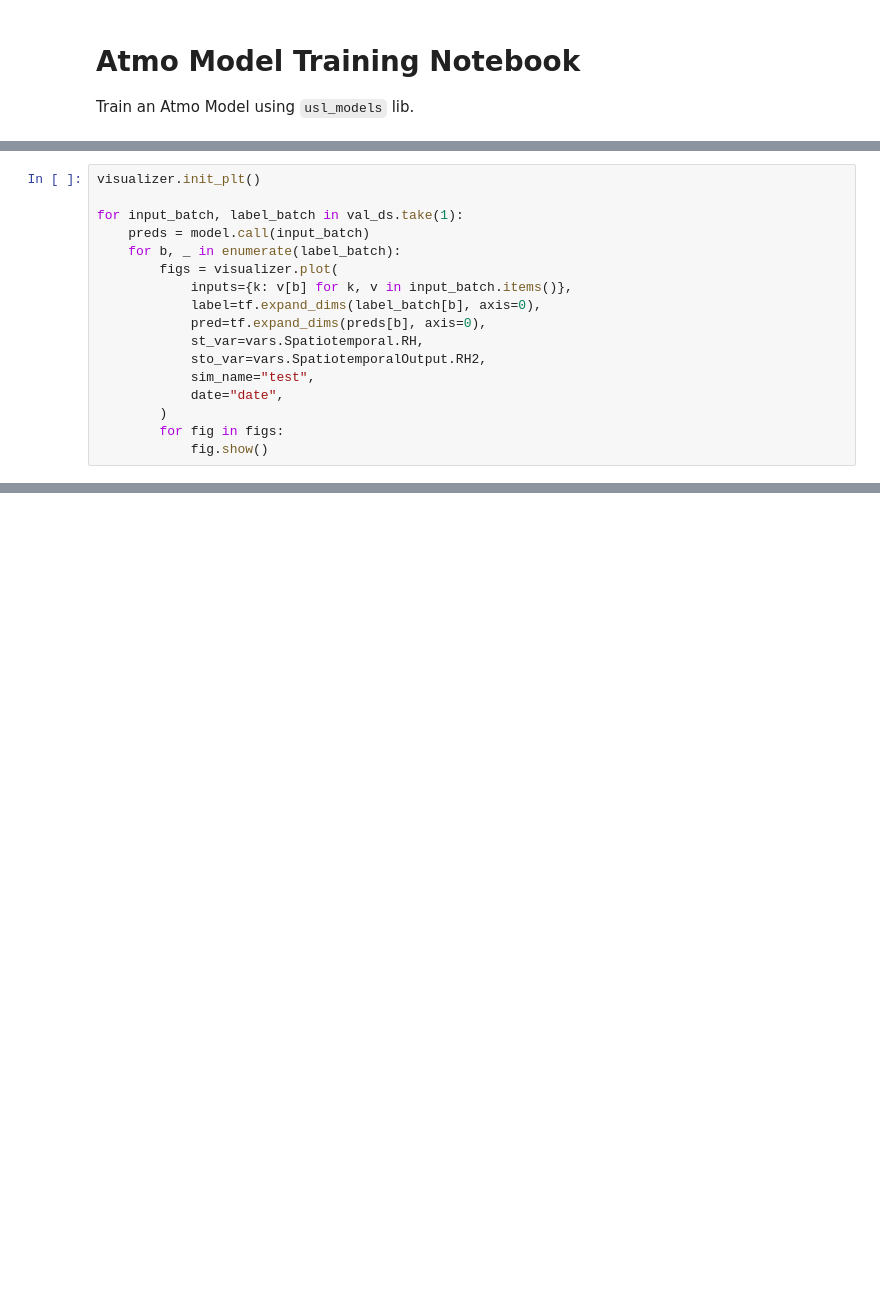
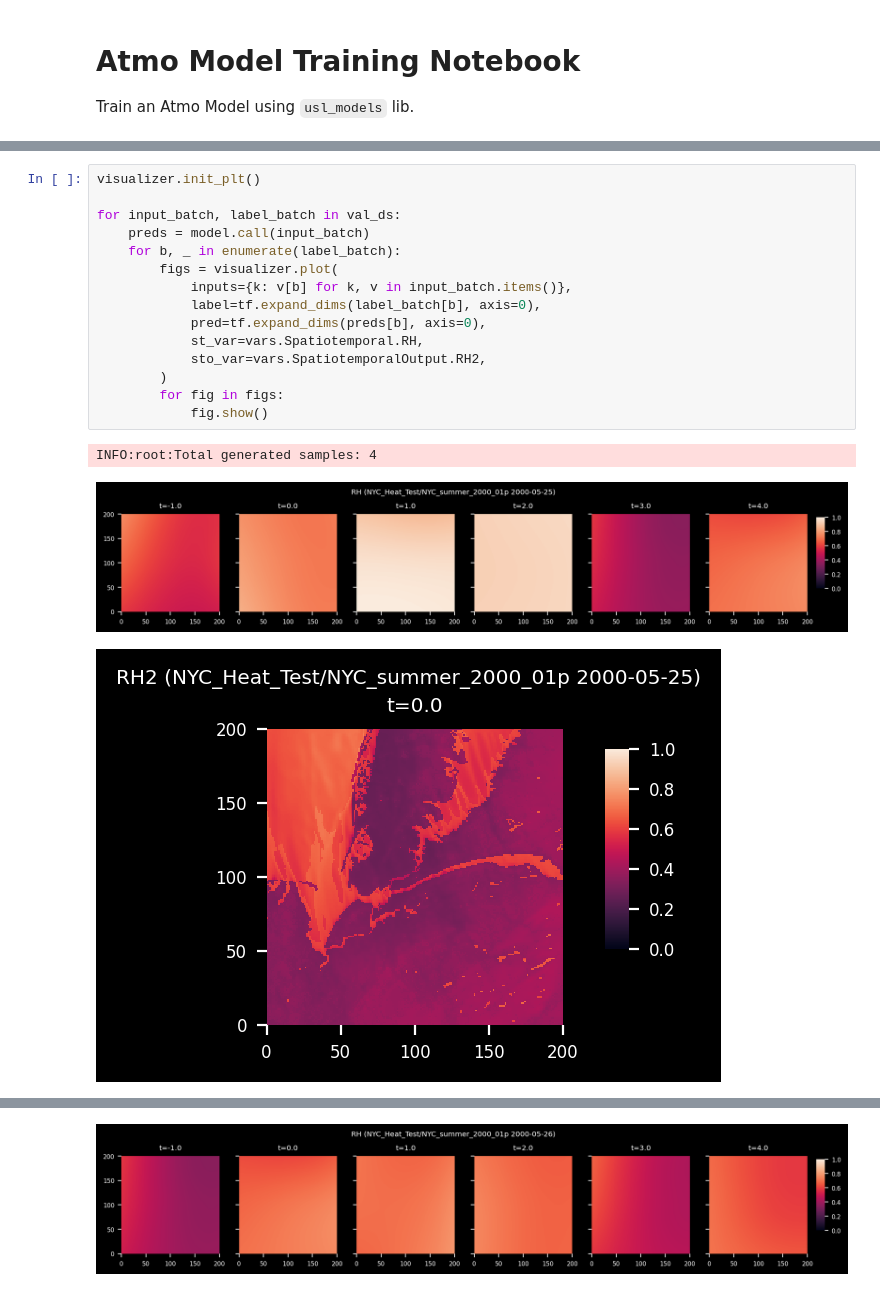
Before and after one commit to UrbanSystemsLab/climateiq-cnn, a Jupyter notebook: usl_models/notebooks/train_atmo_model.ipynb, the cells around one changed output, grey strips where cells are left out. Saved outputs shown, nothing was run; the diff lists cells and outputs as text; blank space fills up the shorter version.

```diff
--- a/usl_models/notebooks/train_atmo_model.ipynb
+++ b/usl_models/notebooks/train_atmo_model.ipynb
@@ -101,17 +142,19 @@ model.fit(train_ds, val_ds, epochs=50, callbacks=[tb_callback], validation_freq=
 # %%
 visualizer.init_plt()
 
-for input_batch, label_batch in val_ds.take(1):
+for input_batch, label_batch in val_ds:
     preds = model.call(input_batch)
     for b, _ in enumerate(label_batch):
         figs = visualizer.plot(
             inputs={k: v[b] for k, v in input_batch.items()},
             label=tf.expand_dims(label_batch[b], axis=0),
             pred=tf.expand_dims(preds[b], axis=0),
             st_var=vars.Spatiotemporal.RH,
             sto_var=vars.SpatiotemporalOutput.RH2,
-            sim_name="test",
-            date="date",
         )
         for fig in figs:
             fig.show()
+# %% [output]
+INFO:root:Total generated samples: 4
+[figure, added]
+[figure, added]
@@ -117,0 +162 @@ for input_batch, label_batch in val_ds.take(1):
+[figure, added]
```
Also changed, not shown: parts of 4 cells of this notebook, 3 other files.
